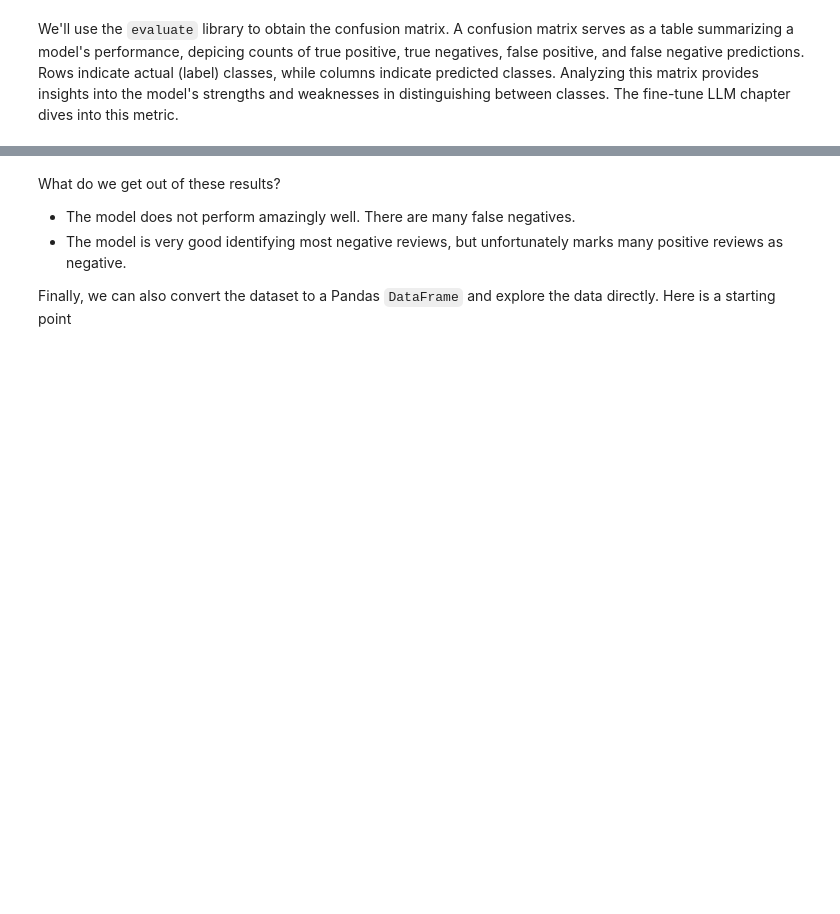
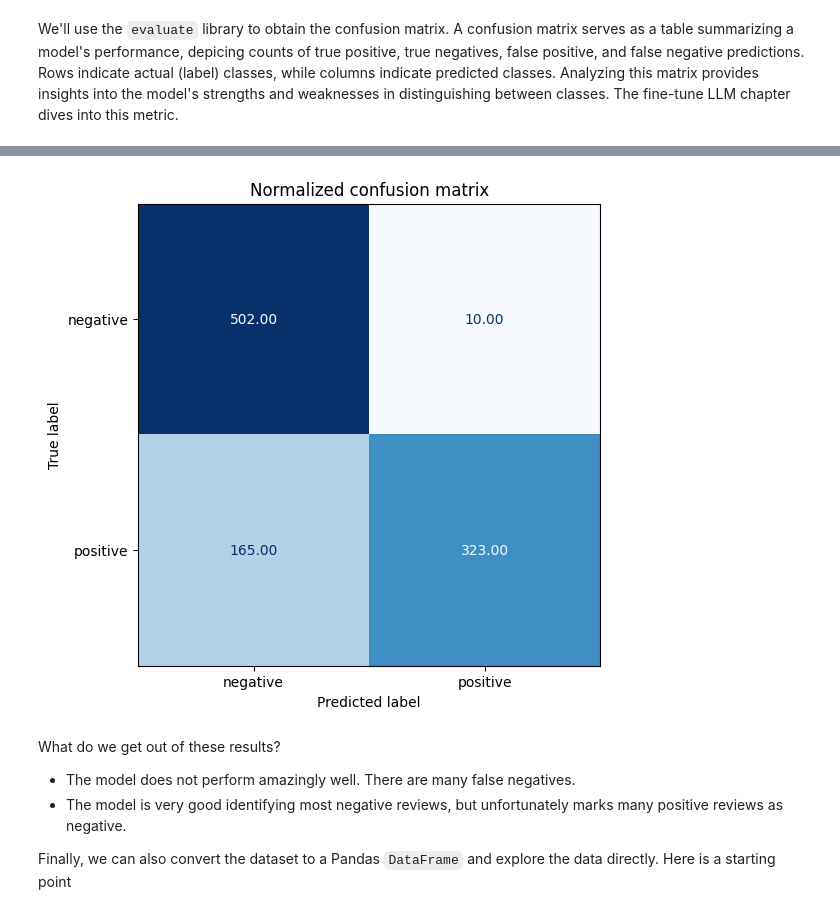
Before and after one commit to simon-mellergaard/GAI-with-LLMs, a Jupyter notebook: Litterature/GenAI_02_transformers.ipynb, the cells around one changed output, grey strips where cells are left out. Saved outputs shown, nothing was run; the diff lists cells and outputs as text; code cells hidden in the pictures; blank space fills up the shorter version.

```diff
--- a/Litterature/GenAI_02_transformers.ipynb
+++ b/Litterature/GenAI_02_transformers.ipynb
@@ -293,5 +316,19 @@ def score(sample):
     else:
         sample["pred"] = 0
     return sample
+# %%
+# New prompt
+def score(sample):
+    """Given a review, predict whether it is positive or negative using a bit of clever prompting"""
+    prompt = f"Question: Is this sentence positive or negative?\nReview: {sample['text']} Answer:"
+    input_ids = tokenizer(
+        prompt, truncation=True, return_tensors="pt"
+    ).input_ids.to(device)
+    final_logits = model(input_ids).logits[0, -1]
+    if final_logits[6785] > final_logits[8225]:
+        sample["pred"] = 1
+    else:
+        sample["pred"] = 0
+    return sample
 # %%
 score({"text": "This movie was terrible!"})
@@ -338,3 +388,19 @@ plt.show()
+# %%
+# new cm
+import matplotlib.pyplot as plt
+from sklearn.metrics import ConfusionMatrixDisplay
+
+fig, ax = plt.subplots(figsize=(6, 6))
+disp = ConfusionMatrixDisplay(
+    confusion_matrix=cm["confusion_matrix"],
+    display_labels=["negative", "positive"],
+)
+disp.plot(cmap="Blues", values_format=".2f", ax=ax, colorbar=False)
+
+plt.title("Normalized confusion matrix")
+plt.show()
+# %% [output]
+[figure, added]
 # %% [markdown]
 What do we get out of these results?
 
```
Also changed, not shown: parts of 15 cells of this notebook.
